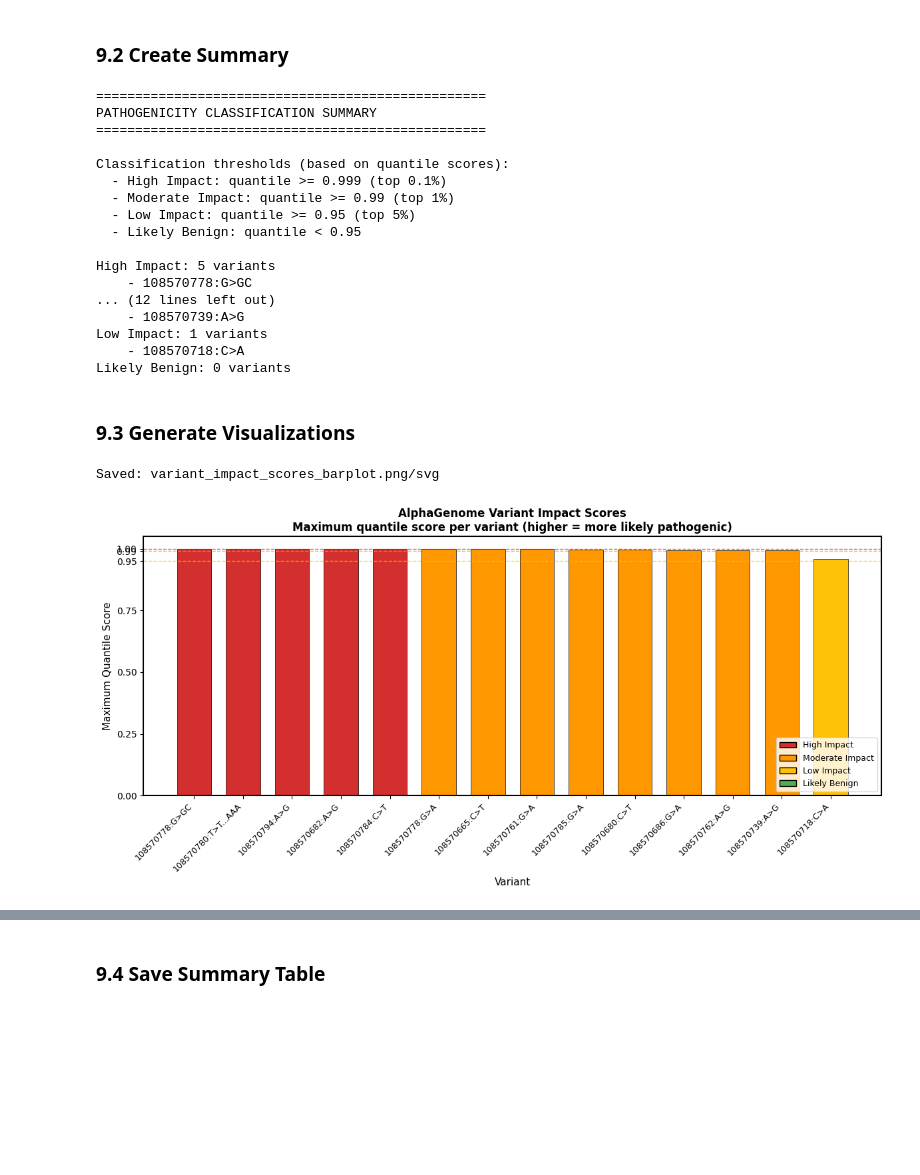
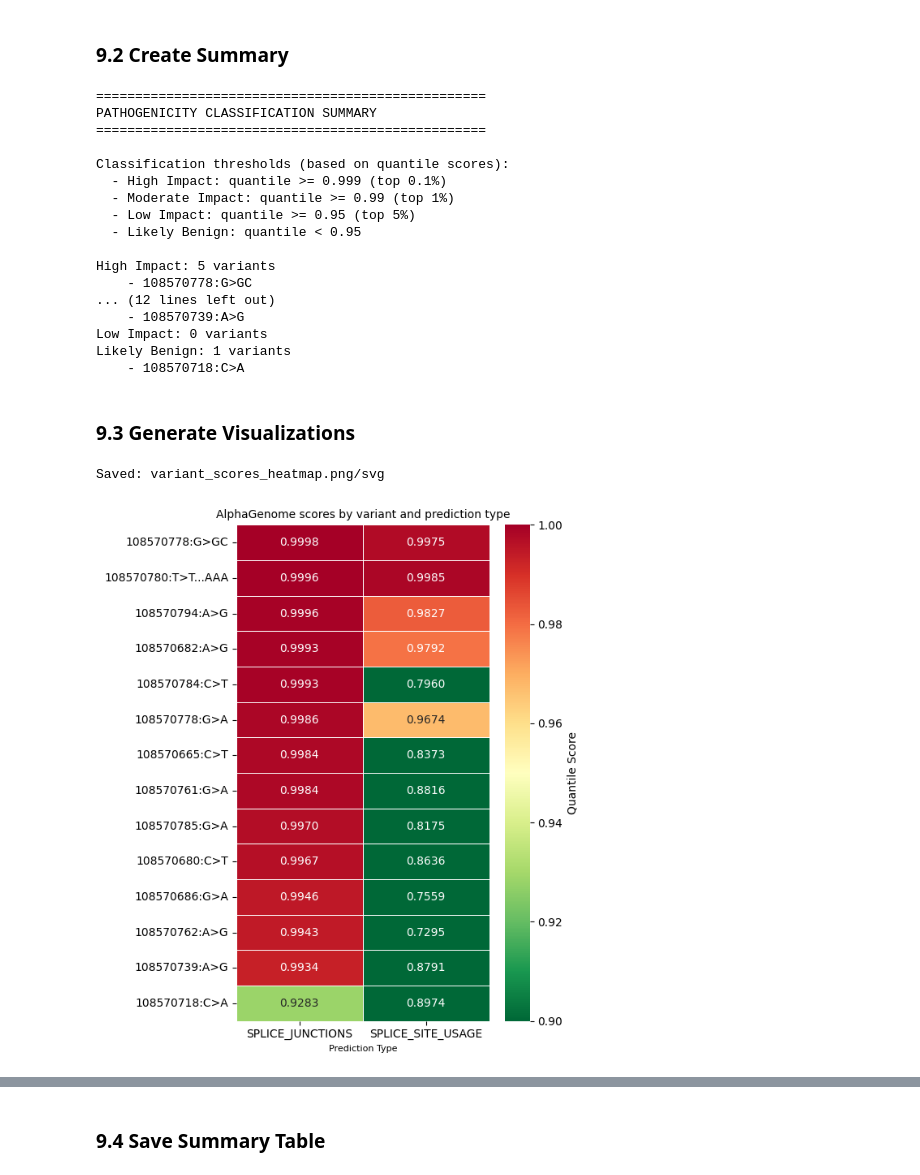
Before and after one commit to hassansaei/Saei_COL4A5_Intron6_hotspot, a Jupyter notebook: notebooks/02_postprocessing_plots_summary/alphagenome_analysis_notebook_genomAD.ipynb, the cells around one changed output, grey strips where cells are left out. Drawn from its saved outputs; the diff is of its cells as text; code cells hidden in the pictures; blank space fills up the shorter version.

```diff
--- a/notebooks/02_postprocessing_plots_summary/alphagenome_analysis_notebook_genomAD.ipynb
+++ b/notebooks/02_postprocessing_plots_summary/alphagenome_analysis_notebook_genomAD.ipynb
@@ -17,10 +17,9 @@ This notebook analyzes AlphaGenome variant scoring results and generates visuali
 # ============================================
 
 # Input: Can be a single CSV file OR a directory with multiple alphagenome_scores_*.csv files
-INPUT_PATH = "./AlphaGenome_batch_variant_score_splicing.csv"  # Single file
-# INPUT_PATH = "./data"  # Or directory with multiple files
+INPUT_PATH = "../01_alphagenome_analysis/alphagenome_intron6_genomAD/csv/"
 
-OUTPUT_DIR = "./alphagenome_genomAD/"  # Directory for output files
+OUTPUT_DIR = "./plots_alphagenome_genomAD/"  # Directory for output files
 
 # Pathogenicity thresholds (can be customized)
 THRESHOLD_HIGH = 0.999      # Top 0.1%
@@ -621,15 +544,15 @@ High Impact: 5 variants
     - 108570778:G>GC
 ... (12 lines left out)
     - 108570739:A>G
-Low Impact: 1 variants
+Low Impact: 0 variants
+Likely Benign: 1 variants
     - 108570718:C>A
-Likely Benign: 0 variants
 # %% [markdown]
 ### 9.3 Generate Visualizations
 # %%
-# Plot 1: Impact bar plot
-plot_impact_barplot(summary_df, OUTPUT_DIR)
+# Plot 1: Scores heatmap
+plot_scores_heatmap(combined_df, summary_df, OUTPUT_DIR)
 # %% [output]
-Saved: variant_impact_scores_barplot.png/svg
+Saved: variant_scores_heatmap.png/svg
-[figure, old version]
+[figure, new version]
 # %%
```
Also changed, not shown: parts of 13 cells of this notebook, 11 other files.
